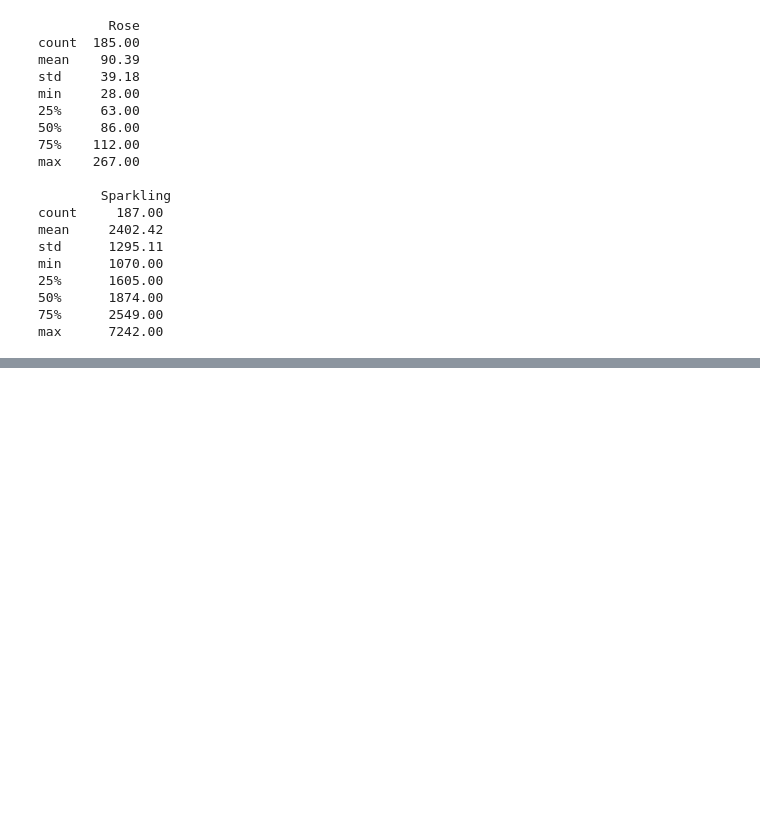
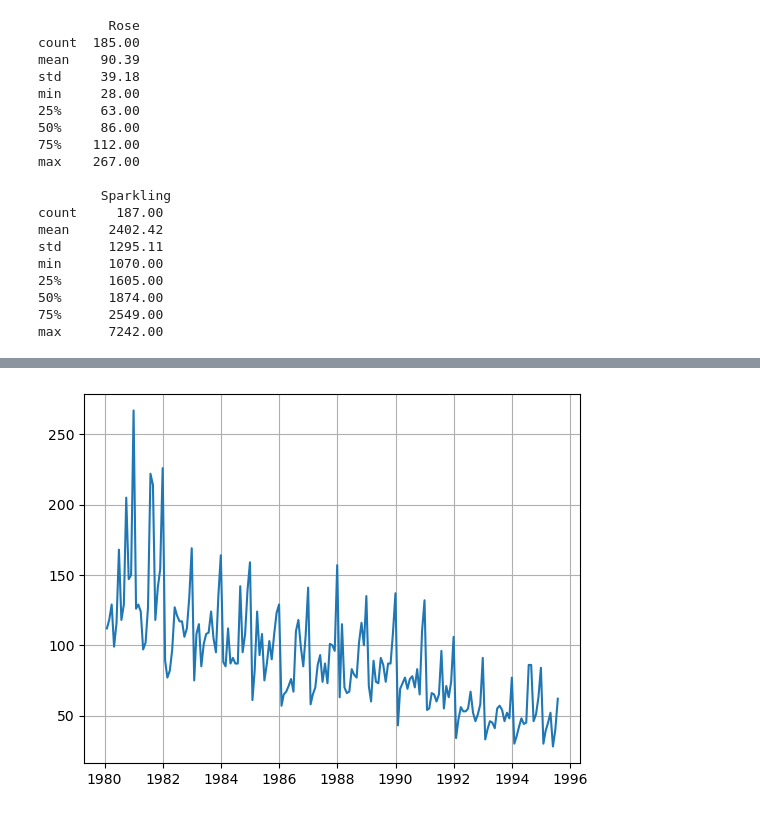
Before and after one commit to Aaryani2024/Time-Forecasting-GL-Project, a Jupyter notebook: Time Forecasting Project.ipynb, the cells around one changed output, grey strips where cells are left out. Saved outputs shown, nothing was run; the diff lists cells and outputs as text; code cells hidden in the pictures; blank space fills up the shorter version.

```diff
--- a/Time Forecasting Project.ipynb
+++ b/Time Forecasting Project.ipynb
@@ -182,0 +246,5 @@ YearMonth
+# %%
+plt.plot(df_rose['Time_Stamp'],df_rose['Rose']);
+plt.grid()
+# %% [output]
+[figure, added]
```
Also changed, not shown: parts of 23 cells of this notebook.
